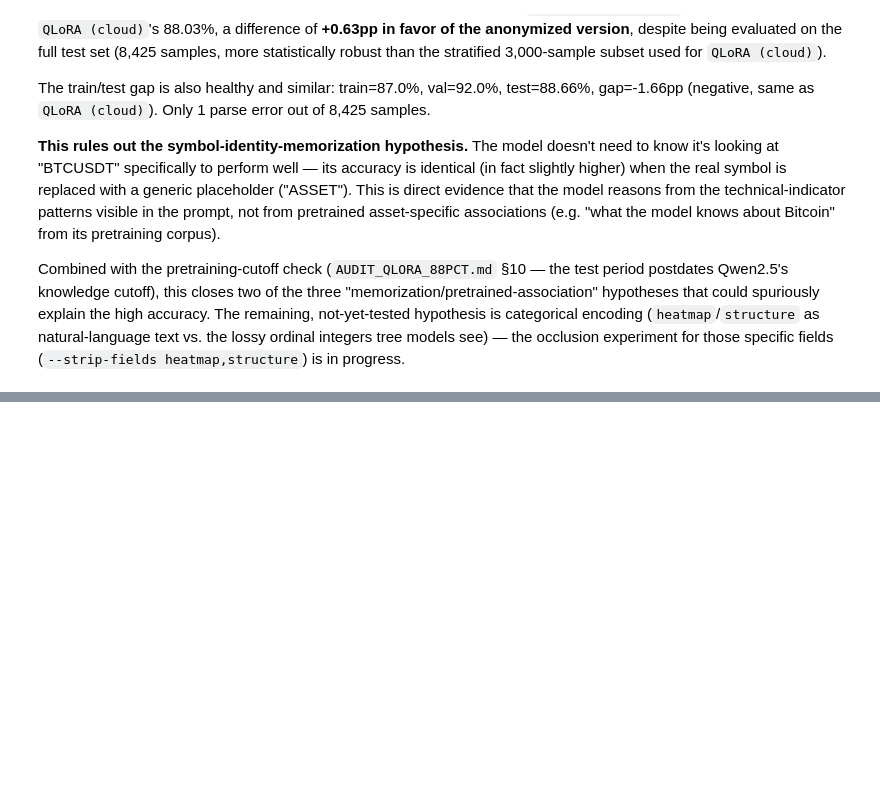
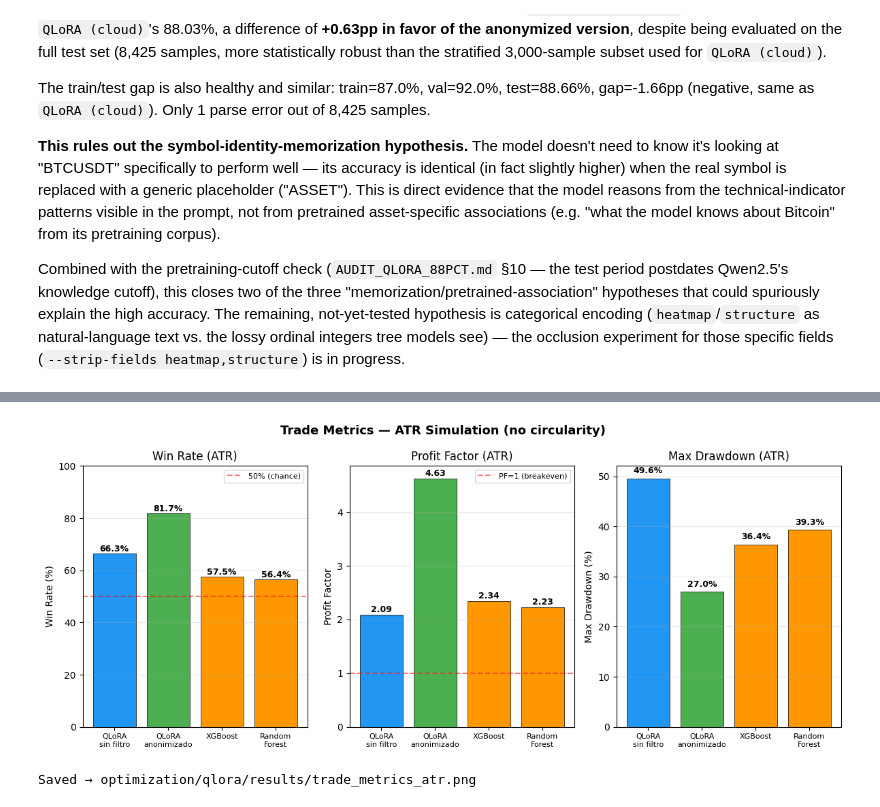
Before and after one commit to alejandrogonzalz/trading_management, a Jupyter notebook: langgraph/optimization-results.ipynb, the cells around one changed output, grey strips where cells are left out. Drawn from its saved outputs; the diff is of its cells as text; code cells hidden in the pictures; blank space fills up the shorter version.

```diff
--- a/langgraph/optimization-results.ipynb
+++ b/langgraph/optimization-results.ipynb
@@ -1200,0 +1335,51 @@ models see) — the occlusion experiment for those specific fields
+# %%
+# ── Chart 12: ATR Trade Metrics Comparison (bar chart) ────────────────────────
+
+fig, axes = plt.subplots(1, 3, figsize=(12, 5))
+fig.suptitle("Trade Metrics — ATR Simulation (no circularity)", fontsize=13, fontweight="bold")
+
+models = ["QLoRA\nsin filtro", "QLoRA\nanonimizado", "XGBoost", "Random\nForest"]
+# ATR metrics from result.json → metrics_atr
+wr_vals = [66.31, 81.70, 57.47, 56.40]
+pf_vals = [2.09, 4.63, 2.34, 2.23]
+dd_vals = [49.6, 27.0, 36.4, 39.3]
+bar_colors = ["#2196F3", "#4CAF50", "#FF9800", "#FF9800"]
+
+# Win Rate
+axes[0].bar(models, wr_vals, color=bar_colors, edgecolor="black", linewidth=0.5)
+axes[0].set_ylabel("Win Rate (%)")
+axes[0].set_title("Win Rate (ATR)")
+axes[0].set_ylim(0, 100)
+axes[0].axhline(y=50, color="red", linestyle="--", alpha=0.5, label="50% (chance)")
+axes[0].legend(fontsize=8)
+for i, v in enumerate(wr_vals):
+    axes[0].text(i, v + 1, f"{v:.1f}%", ha="center", fontsize=9, fontweight="bold")
+
+# Profit Factor
+axes[1].bar(models, pf_vals, color=bar_colors, edgecolor="black", linewidth=0.5)
+axes[1].set_ylabel("Profit Factor")
+axes[1].set_title("Profit Factor (ATR)")
+axes[1].axhline(y=1.0, color="red", linestyle="--", alpha=0.5, label="PF=1 (breakeven)")
+axes[1].legend(fontsize=8)
+for i, v in enumerate(pf_vals):
+    axes[1].text(i, v + 0.05, f"{v:.2f}", ha="center", fontsize=9, fontweight="bold")
+
+# Max Drawdown
+axes[2].bar(models, dd_vals, color=bar_colors, edgecolor="black", linewidth=0.5)
+axes[2].set_ylabel("Max Drawdown (%)")
+axes[2].set_title("Max Drawdown (ATR)")
+for i, v in enumerate(dd_vals):
+    axes[2].text(i, v + 1, f"{v:.1f}%", ha="center", fontsize=9, fontweight="bold")
+
+for ax in axes:
+    ax.tick_params(axis="x", labelsize=8)
+    ax.grid(True, alpha=0.3, axis="y")
+
+plt.tight_layout()
+plt.savefig("optimization/qlora/results/trade_metrics_atr.png", dpi=150, bbox_inches="tight")
+plt.savefig("../public/figures/fig13_trade_metrics_atr.png", dpi=300, bbox_inches="tight")
+plt.show()
+print("Saved → optimization/qlora/results/trade_metrics_atr.png")
+# %% [output]
+[figure, added]
+Saved → optimization/qlora/results/trade_metrics_atr.png
```
Also changed, not shown: parts of 4 cells of this notebook, 36 other files.
